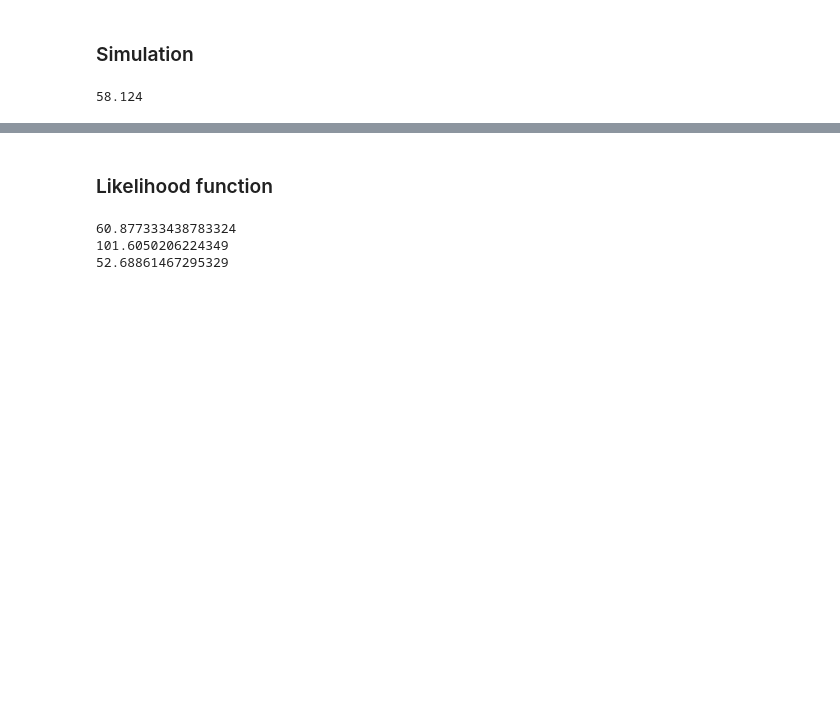
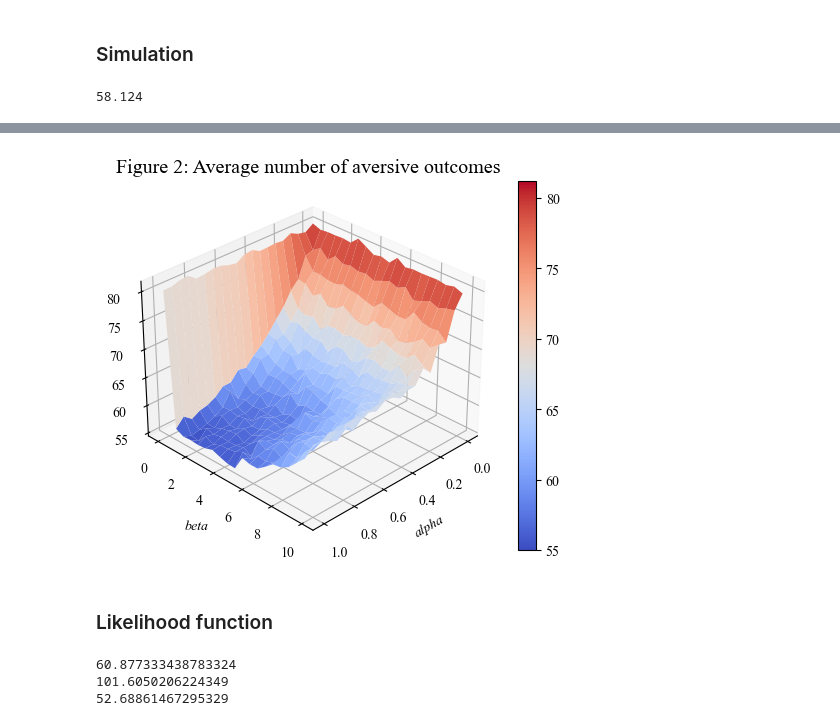
Before and after one commit to a-ishiyama/comp-neuro, a Jupyter notebook: code.ipynb, the cells around one changed output, grey strips where cells are left out. Cells and saved outputs as stored; diff of their text form; code cells hidden in the pictures; blank space fills up the shorter version.

```diff
--- a/code.ipynb
+++ b/code.ipynb
@@ -147,3 +186,17 @@ plt.show()
+# %%
+fig = plt.figure()
+ax = fig.add_subplot(111, projection='3d')
+ax.view_init(30, 45)
+X, Y = np.meshgrid(alpha, beta)
+plot = ax.plot_surface(X, Y, sim_mat, cmap='coolwarm', vmin=np.min(sim_mat), vmax=np.max(sim_mat))
+ax.set_xlabel('alpha',fontstyle = 'italic')
+ax.set_ylabel('beta',fontstyle = 'italic')
+ax.set_title('Figure 2: Average number of aversive outcomes',fontsize = 'x-large')
+fig.colorbar(plot)
+
+plt.show()
+# %% [output]
+[figure, added]
 # %% [markdown]
 ### Likelihood function
 # %%
```
Also changed, not shown: parts of 26 cells of this notebook.
